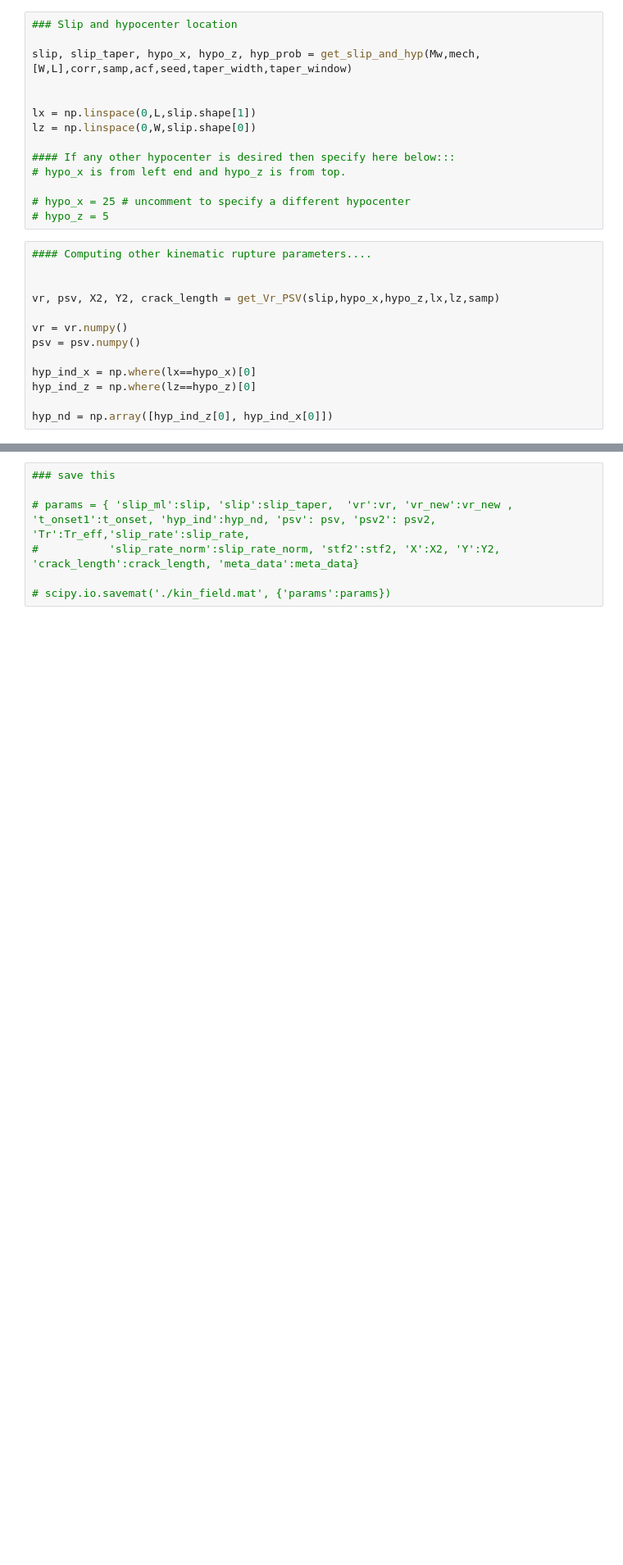
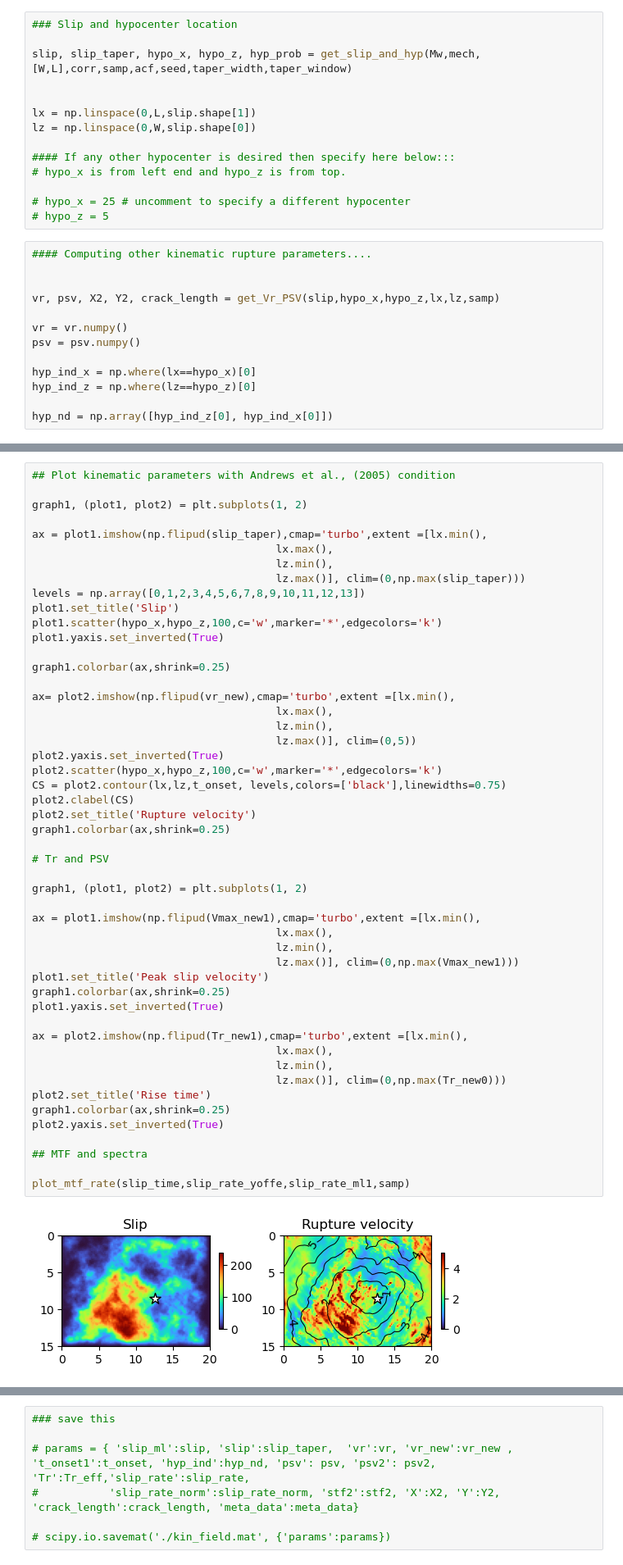
Before and after one commit to Tariq97/MLRG-python, a Jupyter notebook: gen_PD_source.ipynb, the cells around one changed output, grey strips where cells are left out. Shown at 82% size. Drawn from its saved outputs; the diff is of its cells as text; blank space fills up the shorter version.

```diff
--- a/gen_PD_source.ipynb
+++ b/gen_PD_source.ipynb
@@ -162,0 +164,52 @@ np.max(slip_taper)
+# %%
+## Plot kinematic parameters with Andrews et al., (2005) condition
+
+graph1, (plot1, plot2) = plt.subplots(1, 2)
+
+ax = plot1.imshow(np.flipud(slip_taper),cmap='turbo',extent =[lx.min(),
+                                      lx.max(),
+                                      lz.min(),
+                                      lz.max()], clim=(0,np.max(slip_taper)))
+levels = np.array([0,1,2,3,4,5,6,7,8,9,10,11,12,13])
+plot1.set_title('Slip')
+plot1.scatter(hypo_x,hypo_z,100,c='w',marker='*',edgecolors='k')
+plot1.yaxis.set_inverted(True)
+
+graph1.colorbar(ax,shrink=0.25)
+
+ax= plot2.imshow(np.flipud(vr_new),cmap='turbo',extent =[lx.min(),
+                                      lx.max(),
+                                      lz.min(),
+                                      lz.max()], clim=(0,5))
+plot2.yaxis.set_inverted(True)
+plot2.scatter(hypo_x,hypo_z,100,c='w',marker='*',edgecolors='k')
+CS = plot2.contour(lx,lz,t_onset, levels,colors=['black'],linewidths=0.75)
+plot2.clabel(CS)
+plot2.set_title('Rupture velocity')
+graph1.colorbar(ax,shrink=0.25)
+
+# Tr and PSV
+
+graph1, (plot1, plot2) = plt.subplots(1, 2)
+
+ax = plot1.imshow(np.flipud(Vmax_new1),cmap='turbo',extent =[lx.min(),
+                                      lx.max(),
+                                      lz.min(),
+                                      lz.max()], clim=(0,np.max(Vmax_new1)))
+plot1.set_title('Peak slip velocity')
+graph1.colorbar(ax,shrink=0.25)
+plot1.yaxis.set_inverted(True)
+
+ax = plot2.imshow(np.flipud(Tr_new1),cmap='turbo',extent =[lx.min(),
+                                      lx.max(),
+                                      lz.min(),
+                                      lz.max()], clim=(0,np.max(Tr_new0)))
+plot2.set_title('Rise time')
+graph1.colorbar(ax,shrink=0.25)
+plot2.yaxis.set_inverted(True)
+
+## MTF and spectra
+
+plot_mtf_rate(slip_time,slip_rate_yoffe,slip_rate_ml1,samp)
+# %% [output]
+[figure, added]
```
Also changed, not shown: parts of 6 cells of this notebook, 4 other files.
